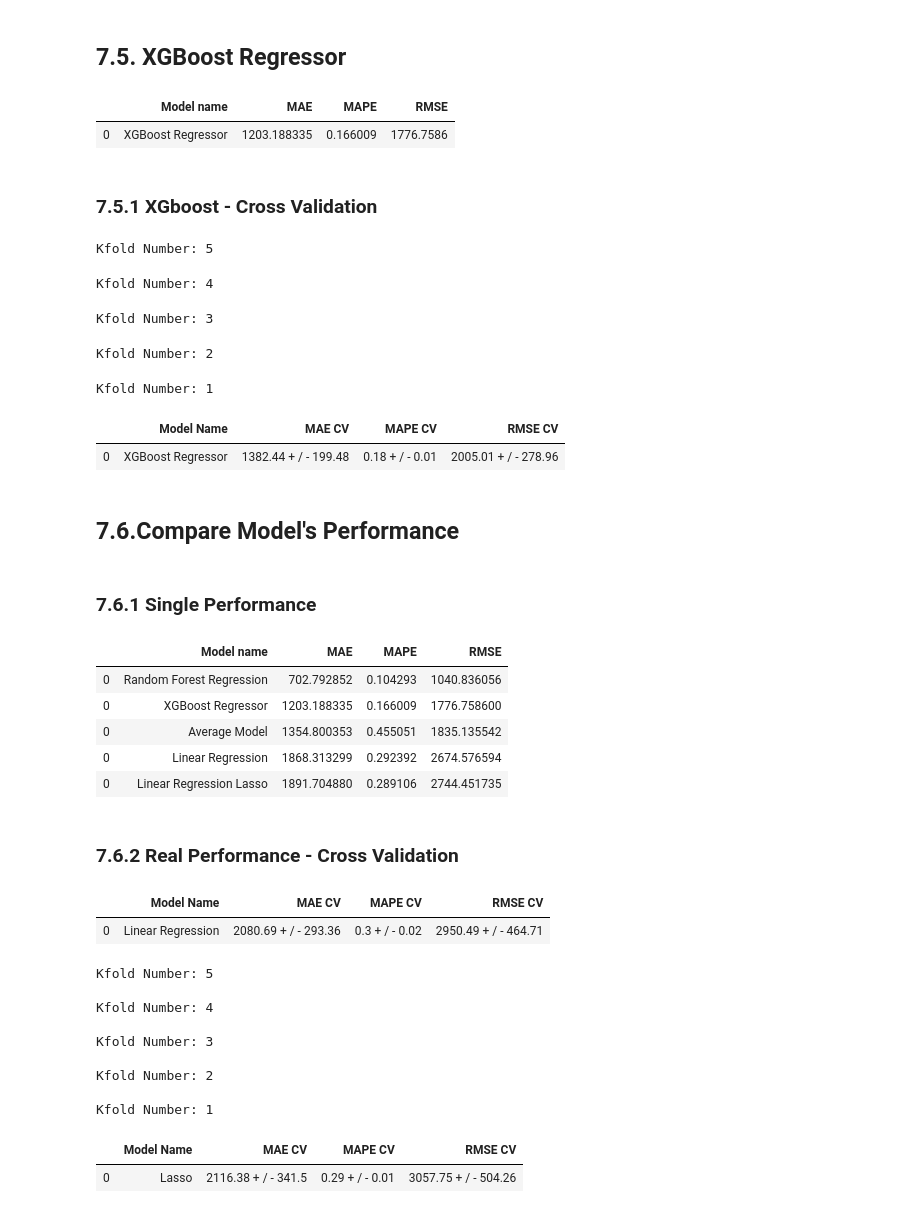
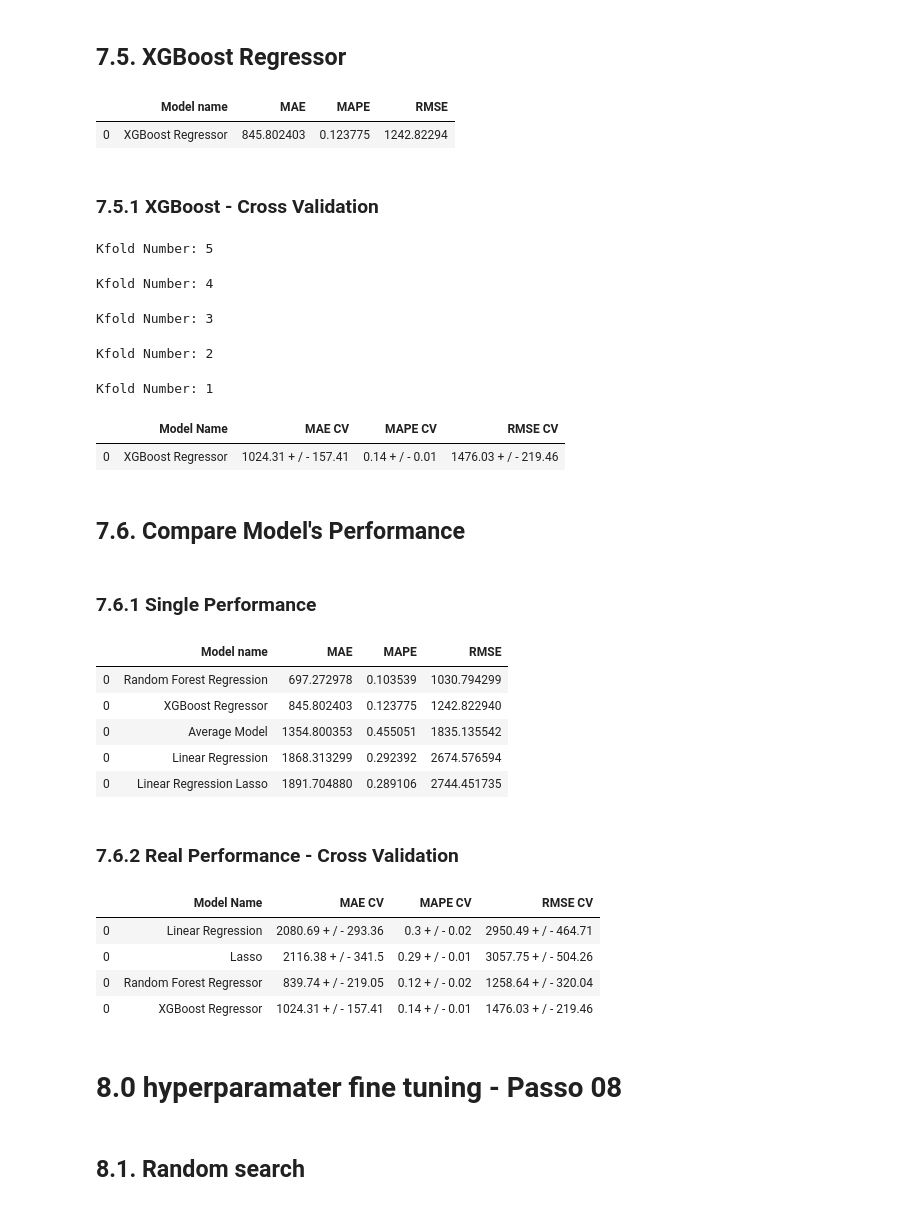
Before and after one commit to cidones/data-science-em-producao, a Jupyter notebook: M07_v01_store_sales_prediction.ipynb, the cells around one changed output. Drawn from its saved outputs; the diff is of its cells as text; code cells hidden in the pictures.

Commit message:
M8 hyperparamaters completed

```diff
--- a/M07_v01_store_sales_prediction.ipynb
+++ b/M07_v01_store_sales_prediction.ipynb
@@ -1219,7 +1210,7 @@ lrr_result_cv
 ## 7.4. Random Forest Regressor
 # %%
 #model - Aumentar n_estimators to 100 NAO RODAR
-rf = RandomForestRegressor(n_estimators=50, n_jobs=-1, random_state=42).fit(x_train, y_train)
+rf = RandomForestRegressor(n_estimators=100, n_jobs=-1, random_state=42).fit(x_train, y_train)
 
 #prediction
 yhat_rf = rf.predict( x_test )
@@ -1243,7 +1243,7 @@ rf_result_cv
 # %%
 #model - AUMENTAR N_ESTIMATORS PARA 100 - NAO RODAR 07/05
 model_xgb = xgb.XGBRegressor(objective='reg:squarederror',
-                            n_estimators=50,
+                            n_estimators=100,
                             eta=0.01,
                             max_depth=10,
                             subsample=0.7,
@@ -1259,9 +1259,9 @@ xgb_result = ml_error('XGBoost Regressor', np.expm1( y_test ), np.expm1(yhat_xgb
 xgb_result
 # %% [output]
 |  | Model name | MAE | MAPE | RMSE |
-| 0 | XGBoost Regressor | 1203.188335 | 0.166009 | 1776.7586 |
+| 0 | XGBoost Regressor | 845.802403 | 0.123775 | 1242.82294 |
 # %% [markdown]
-### 7.5.1 XGboost - Cross Validation
+### 7.5.1 XGBoost - Cross Validation
 # %%
 xgb_result_cv = cross_validation(x_training, 5,  'XGBoost Regressor', model_xgb, verbose=True)
 xgb_result_cv
@@ -1272,9 +1272,9 @@ Kfold Number: 3
 Kfold Number: 2
 Kfold Number: 1
 |  | Model Name | MAE CV | MAPE CV | RMSE CV |
-| 0 | XGBoost Regressor | 1382.44 + / - 199.48 | 0.18 + / - 0.01 | 2005.01 + / - 278.96 |
+| 0 | XGBoost Regressor | 1024.31 + / - 157.41 | 0.14 + / - 0.01 | 1476.03 + / - 219.46 |
 # %% [markdown]
-## 7.6.Compare Model's Performance
+## 7.6. Compare Model's Performance
 # %% [markdown]
 ### 7.6.1 Single Performance
 # %%
@@ -1282,8 +1282,8 @@ modelling_result = pd.concat([ baseline_result, lr_result, lrr_result, rf_result
 modelling_result.sort_values( 'RMSE' )
 # %% [output]
 |  | Model name | MAE | MAPE | RMSE |
-| 0 | Random Forest Regression | 702.792852 | 0.104293 | 1040.836056 |
-| 0 | XGBoost Regressor | 1203.188335 | 0.166009 | 1776.758600 |
+| 0 | Random Forest Regression | 697.272978 | 0.103539 | 1030.794299 |
+| 0 | XGBoost Regressor | 845.802403 | 0.123775 | 1242.822940 |
 | 0 | Average Model | 1354.800353 | 0.455051 | 1835.135542 |
 | 0 | Linear Regression | 1868.313299 | 0.292392 | 2674.576594 |
 | 0 | Linear Regression Lasso | 1891.704880 | 0.289106 | 2744.451735 |
@@ -1291,25 +1291,16 @@ modelling_result.sort_values( 'RMSE' )
 ### 7.6.2 Real Performance - Cross Validation
 # %%
 modelling_result_cv = pd.concat([ lr_result_cv, lrr_result_cv, rf_result_cv, xgb_result_cv ])
-modelling_result_cv.sort_values( 'RMSE' )
+modelling_result_cv
+
+#XGBoost is chosen for next step because of size, memory
 # %% [output]
 |  | Model Name | MAE CV | MAPE CV | RMSE CV |
 | 0 | Linear Regression | 2080.69 + / - 293.36 | 0.3 + / - 0.02 | 2950.49 + / - 464.71 |
+| 0 | Lasso | 2116.38 + / - 341.5 | 0.29 + / - 0.01 | 3057.75 + / - 504.26 |
+| 0 | Random Forest Regressor | 839.74 + / - 219.05 | 0.12 + / - 0.02 | 1258.64 + / - 320.04 |
+| 0 | XGBoost Regressor | 1024.31 + / - 157.41 | 0.14 + / - 0.01 | 1476.03 + / - 219.46 |
-# %%
-model = Lasso(alpha=0.01)
-a = cross_validation( x_training, 5, 'Lasso', model, verbose=True)
-# %% [output]
-Kfold Number: 5
-
-Kfold Number: 4
-
-Kfold Number: 3
-
-Kfold Number: 2
-
-Kfold Number: 1
-# %%
-a
-# %% [output]
-|  | Model Name | MAE CV | MAPE CV | RMSE CV |
-| 0 | Lasso | 2116.38 + / - 341.5 | 0.29 + / - 0.01 | 3057.75 + / - 504.26 |
+# %% [markdown]
+# 8.0 hyperparamater fine tuning - Passo 08
+# %% [markdown]
+## 8.1. Random search
```
Also changed, not shown: parts of 16 cells of this notebook.
